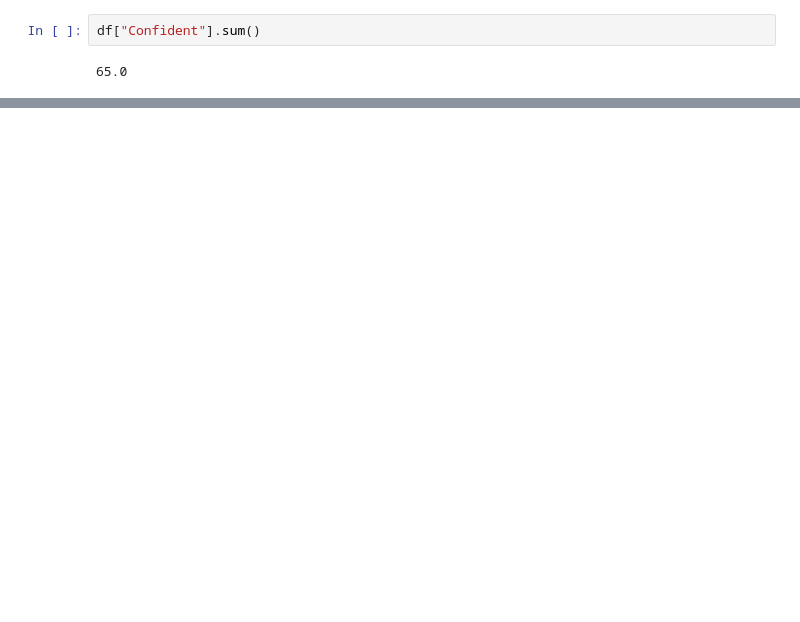
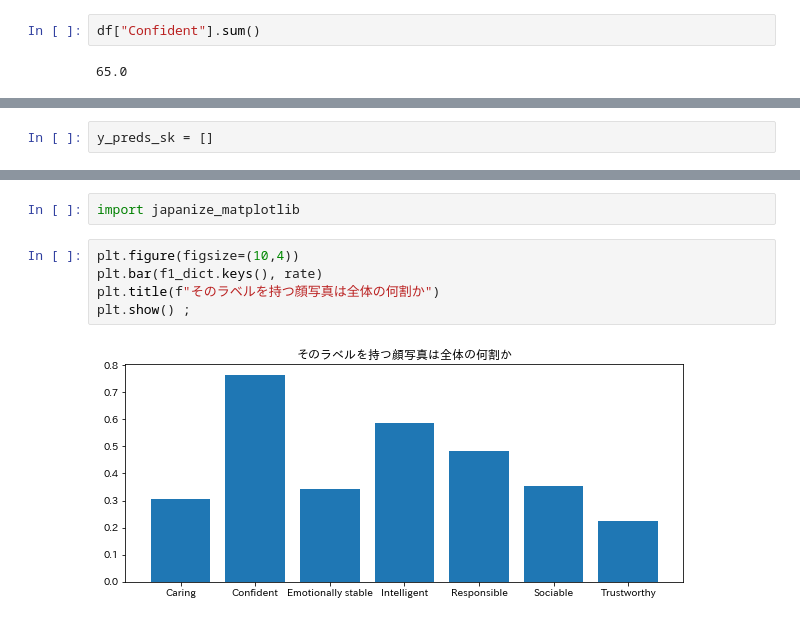
Before and after one commit to takumi1001/2022-mast-ai-experiment, a Jupyter notebook: train.ipynb, the cells around one changed output, grey strips where cells are left out. Cells and saved outputs as stored; diff of their text form; blank space fills up the shorter version.

```diff
--- a/train.ipynb
+++ b/train.ipynb
@@ -445,0 +371,2 @@ ValueError: in user code:
+# %%
+y_preds_sk = []
@@ -445,0 +430,9 @@ ValueError: in user code:
+# %%
+import japanize_matplotlib
+# %%
+plt.figure(figsize=(10,4))
+plt.bar(f1_dict.keys(), rate)
+plt.title(f"そのラベルを持つ顔写真は全体の何割か")
+plt.show() ;
+# %% [output]
+[figure, added]
```
Also changed, not shown: parts of 35 cells of this notebook.
